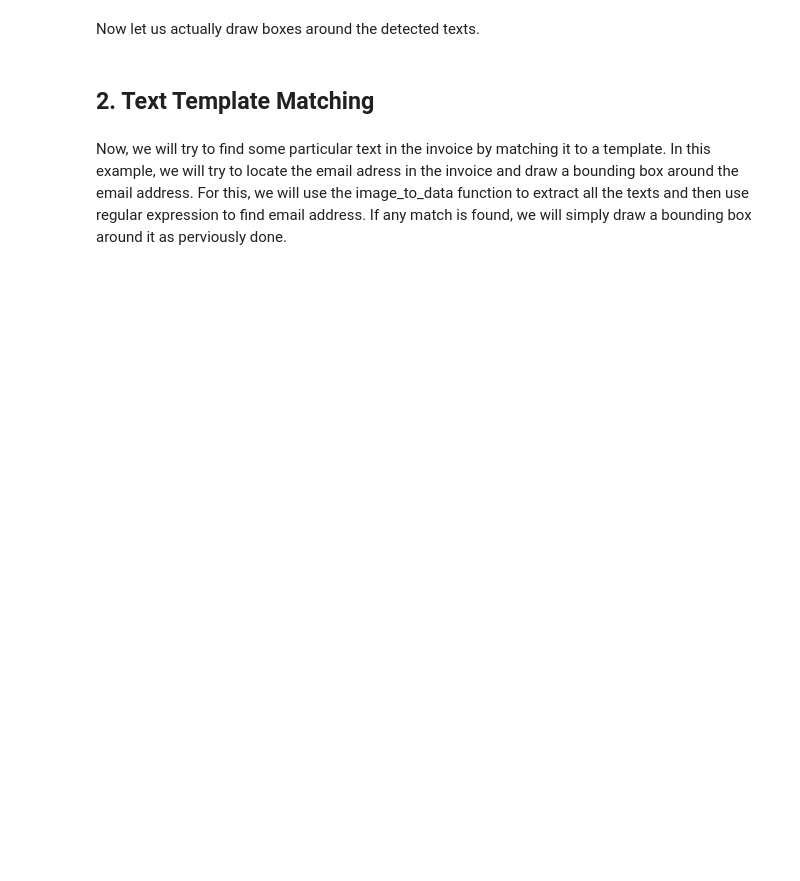
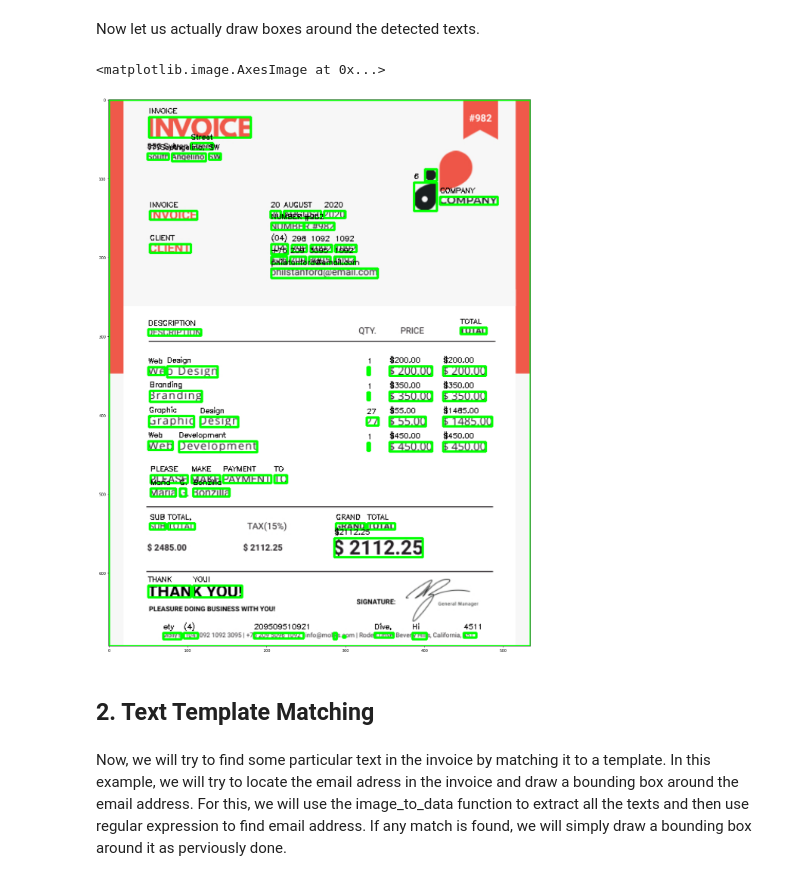
Before and after one commit to Tuchsanai/152-478-Introduction-to-Deep-Learning-for-Artificial-Intelligence-Engineering, a Jupyter notebook: 05_Image_Video_OpenCV/09_Tesseract/ocr-using-tesseract.ipynb, the cells around one changed output. Saved outputs shown, nothing was run; the diff lists cells and outputs as text; code cells hidden in the pictures; blank space fills up the shorter version.

```diff
--- a/05_Image_Video_OpenCV/09_Tesseract/ocr-using-tesseract.ipynb
+++ b/05_Image_Video_OpenCV/09_Tesseract/ocr-using-tesseract.ipynb
@@ -38,16 +62,19 @@ for i in range(100, 105):
 # %% [markdown]
 Now let us actually draw boxes around the detected texts.
 # %%
-img = cv2.imread("../input/invoice/invoice-sample.jpg")
+img = io.imread(url)
 
 n_boxes = len(d['text'])
 for i in range(n_boxes):
     if int(d['conf'][i]) > 60:
         (x, y, w, h) = d["left"][i], d["top"][i], d["width"][i], d["height"][i]
         img = cv2.rectangle(img, (x, y), (x+w, y+h), (0, 255, 0), 2) #Plotting bounding box
         img = cv2.putText(img, d['text'][i], (x, y-5), cv2.FONT_HERSHEY_SIMPLEX, 0.3, 1) #Plotting texts on top of box
 
 plt.imshow(img)
+# %% [output]
+<matplotlib.image.AxesImage at 0x...>
+[figure, added]
 # %% [markdown]
 ## 2. Text Template Matching
 # %% [markdown]
```
Also changed, not shown: parts of 8 cells of this notebook.
